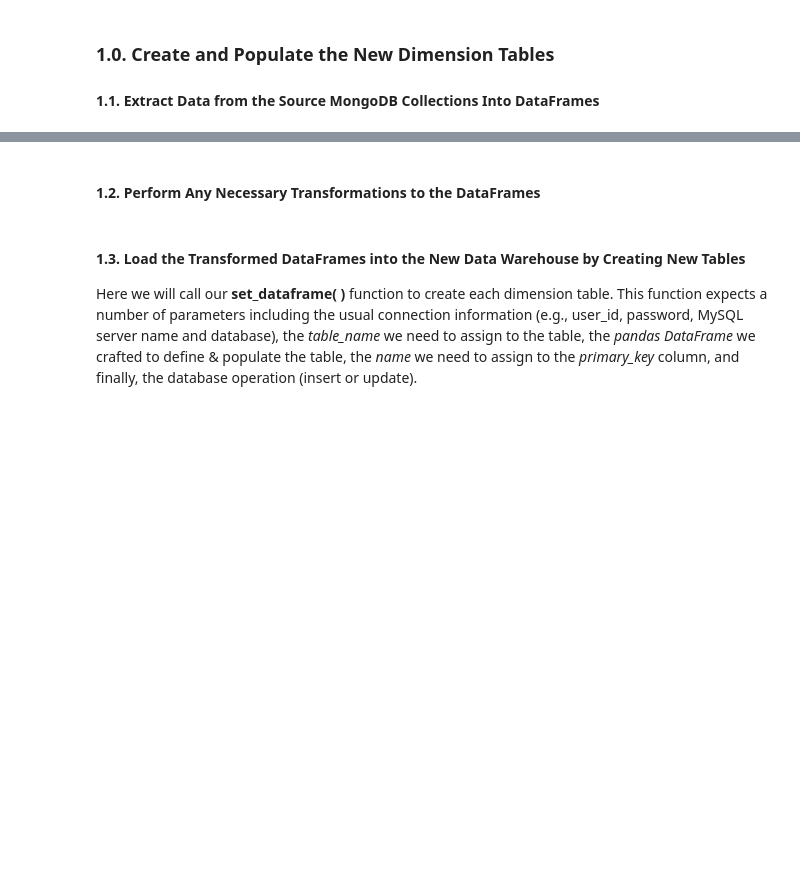
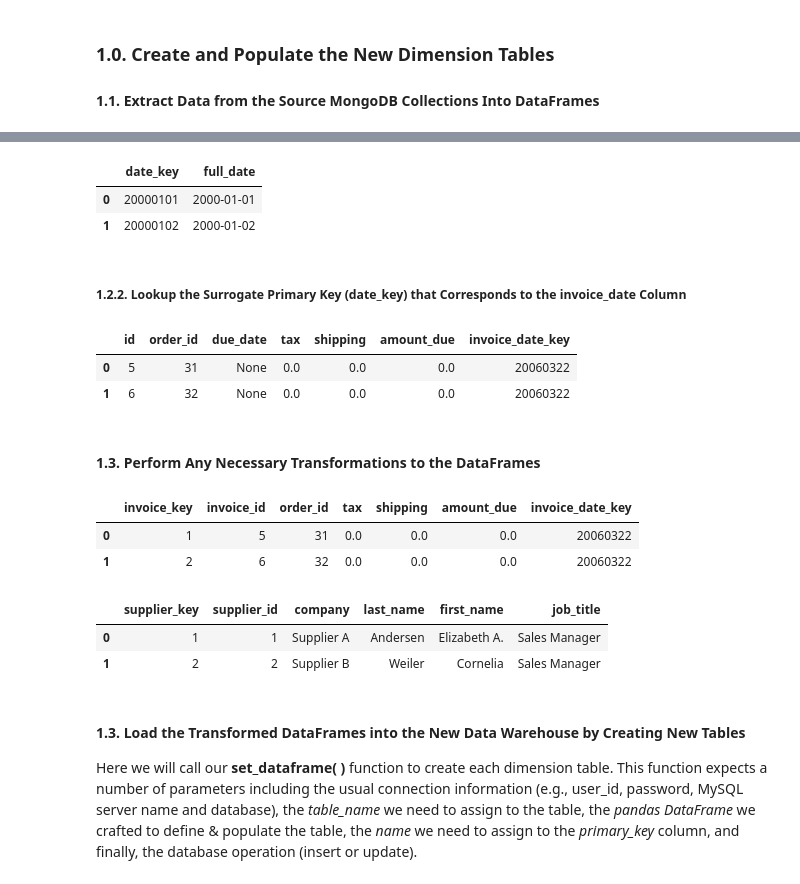
Before and after one commit to JTupitza-UVA/DS-2002, a Jupyter notebook: 03-NoSQL/Lab-04-Python-MongoDB-ETL.ipynb, the cells around one changed output, grey strips where cells are left out. Cells and saved outputs as stored; diff of their text form; code cells hidden in the pictures; blank space fills up the shorter version.

Commit message:
Added lookups

```diff
--- a/03-NoSQL/Lab-04-Python-MongoDB-ETL.ipynb
+++ b/03-NoSQL/Lab-04-Python-MongoDB-ETL.ipynb
@@ -121,2 +150,23 @@ df_suppliers.head(2)
+# %%
+sql_dim_date = "SELECT date_key, full_date FROM northwind_dw2.dim_date;"
+df_dim_date = get_sql_dataframe(mysql_uid, mysql_pwd, mysql_hostname, dst_dbname, sql_dim_date)
+df_dim_date.full_date = df_dim_date.full_date.astype('datetime64[ns]').dt.date
+df_dim_date.head(2)
+# %% [output]
+|  | date_key | full_date |
+| 0 | 20000101 | 2000-01-01 |
+| 1 | 20000102 | 2000-01-02 |
+# %% [markdown]
+##### 1.2.2. Lookup the Surrogate Primary Key (date_key) that Corresponds to the invoice_date Column
+# %%
+df_dim_invoice_date = df_dim_date.rename(columns={"date_key" : "invoice_date_key", "full_date" : "invoice_date"})
+df_invoices.invoice_date = df_invoices.invoice_date.astype('datetime64[ns]').dt.date
+df_invoices = pd.merge(df_invoices, df_dim_invoice_date, on='invoice_date', how='left')
+df_invoices.drop(['invoice_date'], axis=1, inplace=True)
+df_invoices.head(2)
+# %% [output]
+|  | id | order_id | due_date | tax | shipping | amount_due | invoice_date_key |
+| 0 | 5 | 31 | None | 0.0 | 0.0 | 0.0 | 20060322 |
+| 1 | 6 | 32 | None | 0.0 | 0.0 | 0.0 | 20060322 |
 # %% [markdown]
-#### 1.2. Perform Any Necessary Transformations to the DataFrames
+#### 1.3. Perform Any Necessary Transformations to the DataFrames
@@ -126,5 +173,28 @@ df_suppliers.head(2)
 # %%
-# TODO: Perform any required transformations to the "Invoices" dataframe
+# 1. Rename the "id" column to reflect the entity as it will serve as the business key for lookup operations
+df_invoices.rename(columns={"id":"invoice_id"}, inplace=True)
+
+# 2. Since there are no values in the 'due_date' column go ahead and drop it.
+df_invoices.drop(['due_date'], axis=1, inplace=True)
+
+# 3. Insert a new column, with an ever-incrementing numeric value, to serve as the primary key.
+df_invoices.insert(0, "invoice_key", range(1, df_invoices.shape[0]+1))
+df_invoices.head(2)
+# %% [output]
+|  | invoice_key | invoice_id | order_id | tax | shipping | amount_due | invoice_date_key |
+| 0 | 1 | 5 | 31 | 0.0 | 0.0 | 0.0 | 20060322 |
+| 1 | 2 | 6 | 32 | 0.0 | 0.0 | 0.0 | 20060322 |
+# %%
+# 1. Rename the "id" column to reflect the entity as it will serve as the business key for lookup operations
+
+
+# 2. Insert a new column, with an ever-incrementing numeric value, to serve as the primary key.
+
+df_suppliers.head(2)
+# %% [output]
+|  | supplier_key | supplier_id | company | last_name | first_name | job_title |
+| 0 | 1 | 1 | Supplier A | Andersen | Elizabeth A. | Sales Manager |
+| 1 | 2 | 2 | Supplier B | Weiler | Cornelia | Sales Manager |
 # %% [markdown]
 #### 1.3. Load the Transformed DataFrames into the New Data Warehouse by Creating New Tables
 
```
Also changed, not shown: parts of 52 cells of this notebook.
